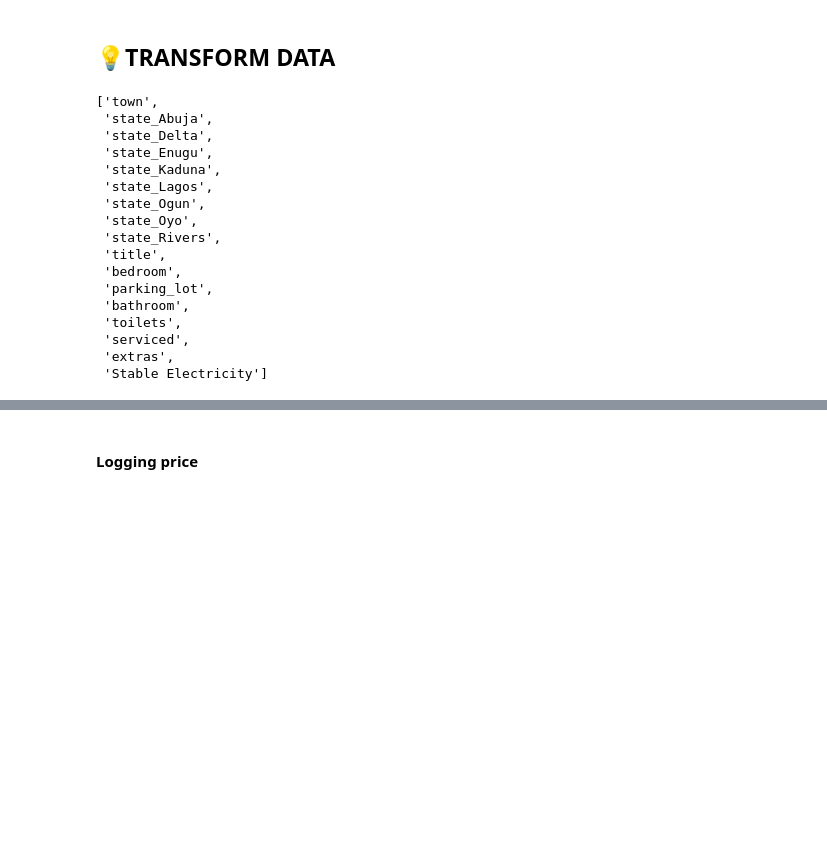
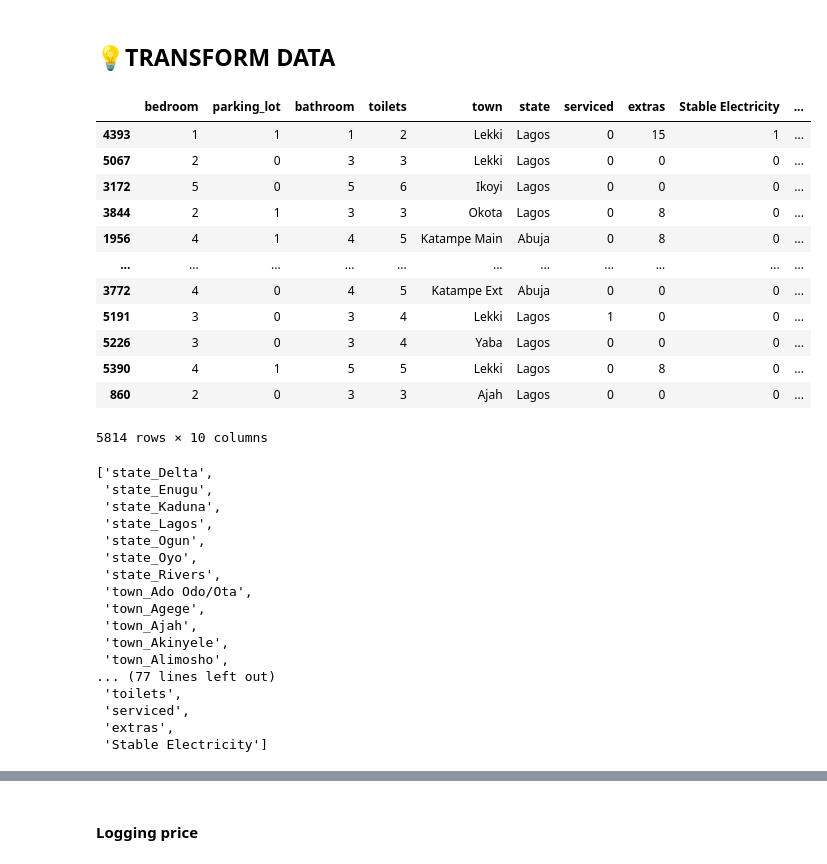
Before and after one commit to IamMishael06/marsHouse, a Jupyter notebook: Model/house_price_model.ipynb, the cells around one changed output, grey strips where cells are left out. Saved outputs shown, nothing was run; the diff lists cells and outputs as text; code cells hidden in the pictures; blank space fills up the shorter version.

```diff
--- a/Model/house_price_model.ipynb
+++ b/Model/house_price_model.ipynb
@@ -266,56 +245,71 @@ x_train.shape, x_test.shape, y_train.shape, y_test.shape
 # %% [markdown]
 ## 💡TRANSFORM DATA
+# %%
+# Changing categorical data
+x_train
+# %% [output]
+|  | bedroom | parking_lot | bathroom | toilets | town | state | serviced | extras | Stable Electricity | ... |
+| 4393 | 1 | 1 | 1 | 2 | Lekki | Lagos | 0 | 15 | 1 | ... |
+| 5067 | 2 | 0 | 3 | 3 | Lekki | Lagos | 0 | 0 | 0 | ... |
+| 3172 | 5 | 0 | 5 | 6 | Ikoyi | Lagos | 0 | 0 | 0 | ... |
+| 3844 | 2 | 1 | 3 | 3 | Okota | Lagos | 0 | 8 | 0 | ... |
+| 1956 | 4 | 1 | 4 | 5 | Katampe Main | Abuja | 0 | 8 | 0 | ... |
+| ... | ... | ... | ... | ... | ... | ... | ... | ... | ... | ... |
+| 3772 | 4 | 0 | 4 | 5 | Katampe Ext | Abuja | 0 | 0 | 0 | ... |
+| 5191 | 3 | 0 | 3 | 4 | Lekki | Lagos | 1 | 0 | 0 | ... |
+| 5226 | 3 | 0 | 3 | 4 | Yaba | Lagos | 0 | 0 | 0 | ... |
+| 5390 | 4 | 1 | 5 | 5 | Lekki | Lagos | 0 | 8 | 0 | ... |
+| 860 | 2 | 0 | 3 | 3 | Ajah | Lagos | 0 | 0 | 0 | ... |
+5814 rows × 10 columns
 # %%
 
 # features that need to be transformed
-town_feat = ["town"]
-state_feat = ["state"]
+state_and_town_feat = ["state", "town"]
 title_feat = ["title"]
 
-ordinal_encoder = OrdinalEncoder(handle_unknown='use_encoded_value', unknown_value=-1)
-one_hot = OneHotEncoder(handle_unknown='ignore', sparse_output=False).set_output(transform='pandas')
-ce_encoder = ce.CountEncoder()
+# Defining Preprocessors
+one_hot = OneHotEncoder(handle_unknown='ignore', sparse_output=False, drop='first').set_output(transform='pandas')
+t_encoder = TargetEncoder(target_type='continuous', cv=5)
 
 
 transformer = ColumnTransformer(
-    [("ordinal_encoder", ordinal_encoder , town_feat),
-    ("One_hot",one_hot , state_feat),
-    ("fEncoder",ce_encoder , title_feat)]
-   ,remainder="passthrough")
+    [("One_hot",one_hot , state_and_town_feat),
+    ("T_Encoder",t_encoder , title_feat)]
+   ,remainder="passthrough"
+)
 
 # Fit and transform
-x_train_encoded = transformer.fit_transform(x_train)
+x_train_encoded = transformer.fit_transform(x_train, y_train)
 x_test_encoded = transformer.transform(x_test)
 
 # Get the original columns used
 all_input_columns = transformer.feature_names_in_
 
 # Get passthrough columns
-explicitly_transformed_cols = town_feat + state_feat + title_feat
+explicitly_transformed_cols = state_and_town_feat + title_feat
 passthrough_columns = [col for col in all_input_columns if col not in explicitly_transformed_cols]
 
 # Get output feature names from transformers
-ordinal_feature_names = town_feat
-ohe_feature_names = transformer.named_transformers_["One_hot"].get_feature_names_out(state_feat).tolist()
-count_encoded_names = title_feat  # CountEncoder keeps column name
+ohe_feature_names = transformer.named_transformers_["One_hot"].get_feature_names_out(state_and_town_feat).tolist()
+target_encoded_names = title_feat  # TargetEncoder keeps column name
 
 # Combine all into final list
-final_columns = ordinal_feature_names + ohe_feature_names + count_encoded_names + passthrough_columns
+final_columns = ohe_feature_names + target_encoded_names + passthrough_columns
 final_columns
 # %% [output]
-['town',
- 'state_Abuja',
- 'state_Delta',
+['state_Delta',
  'state_Enugu',
  'state_Kaduna',
  'state_Lagos',
  'state_Ogun',
  'state_Oyo',
  'state_Rivers',
- 'title',
- 'bedroom',
- 'parking_lot',
- 'bathroom',
+ 'town_Ado Odo/Ota',
+ 'town_Agege',
+ 'town_Ajah',
+ 'town_Akinyele',
+ 'town_Alimosho',
+... (77 lines left out)
  'toilets',
  'serviced',
  'extras',
```
Also changed, not shown: parts of 51 cells of this notebook, 4 other files.
